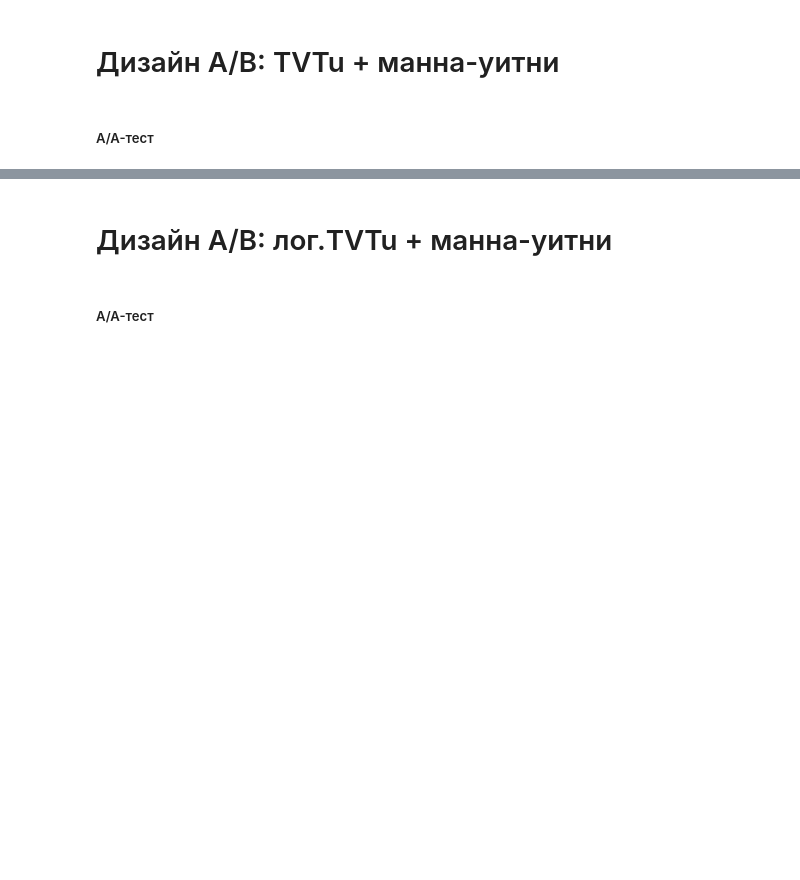
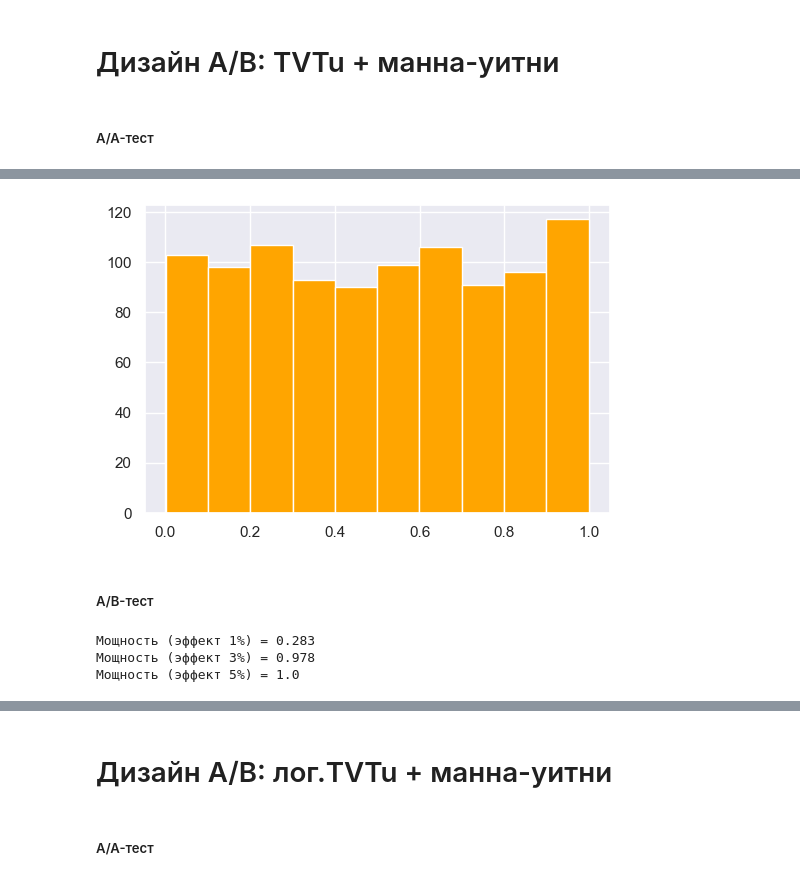
Before and after one commit to Shchetinnikov/AB_testing_course, a Jupyter notebook: homeworks/hw1/hw1.ipynb, the cells around one changed output, grey strips where cells are left out. Saved outputs shown, nothing was run; the diff lists cells and outputs as text; code cells hidden in the pictures; blank space fills up the shorter version.

```diff
--- a/homeworks/hw1/hw1.ipynb
+++ b/homeworks/hw1/hw1.ipynb
@@ -465,0 +736,26 @@ users_total_dur.merge(users, how='inner', on=['user_id'])
+# %%
+# Эффект 5%
+
+power = []
+values = []
+
+for i in tqdm(range(1000)):
+    group_A, group_B = train_test_split(users_total_dur,
+                                        test_size=0.5,
+                                        shuffle=True)
+
+    group_B['total_dur_ln_5_eff'] = np.log2(group_B['total_dur'] * (1 + 0.05))
+
+    #bootstrap 5%
+    sample_a_mean = calc_bootstrap_mean(group_A['total_dur_ln'], size=250)
+    sample_b_mean = calc_bootstrap_mean(group_B['total_dur_ln_5_eff'], size=250)
+    values.append(sample_a_mean - sample_b_mean)
+
+    left_side, right_side = np.percentile(sample_a_mean - sample_b_mean,
+                                          [100 * 0.05 / 2., 100 * (1 - 0.05 / 2.)]) # считаем 95% доверительный интервал для разницы средних
+
+    power.append(not left_side <= 0 <= right_side)
+
+    test_power = collections.Counter(power)
+
+print(f'Мощность: {test_power[1]/(test_power[1] + test_power[0])}')
@@ -469,0 +787,14 @@ users_total_dur.merge(users, how='inner', on=['user_id'])
+# %%
+pvalues = []
+for i in tqdm(range(1000)):
+  group_A, group_B = train_test_split(users_total_dur,
+                                      test_size=0.5,
+                                      shuffle=True)
+  u, p = mannwhitneyu(
+        group_A['total_dur'].values,
+        group_B['total_dur'].values
+    )
+  pvalues.append(p)
+
+pvalues = np.array(pvalues)
+print(f"Корректность = {1 - pvalues[pvalues < 0.05].shape[0] / pvalues.shape[0]:.3f}")
@@ -497,0 +814,37 @@ p_value = 0.09692865364702385 - p_values равномерное распреде
+# %%
+plot_pvalues_hist(pvalues)
+# %% [output]
+[figure, added]
+# %% [markdown]
+##### A/B-тест
+# %%
+pvalues_1_eff = []
+pvalues_3_eff = []
+pvalues_5_eff = []
+
+for i in tqdm(range(1000)):
+  group_A, group_B = train_test_split(users_total_dur,
+                                      test_size=0.5,
+                                      shuffle=True)
+  group_B['total_dur_1_eff'] = group_B['total_dur'] * (1 + 0.01)
+  group_B['total_dur_3_eff'] = group_B['total_dur'] * (1 + 0.03)
+  group_B['total_dur_5_eff'] = group_B['total_dur'] * (1 + 0.05)
+
+  u, p = mannwhitneyu(group_A['total_dur'].values, group_B['total_dur_1_eff'].values)
+  pvalues_1_eff.append(p)
+  u, p = mannwhitneyu(group_A['total_dur'].values, group_B['total_dur_3_eff'].values)
+  pvalues_3_eff.append(p)
+  u, p = mannwhitneyu(group_A['total_dur'].values, group_B['total_dur_5_eff'].values)
+  pvalues_5_eff.append(p)
+
+pvalues_1_eff = np.array(pvalues_1_eff)
+pvalues_3_eff = np.array(pvalues_3_eff)
+pvalues_5_eff = np.array(pvalues_5_eff)
+
+print(f"Мощность (эффект 1%) = {pvalues_1_eff[pvalues_1_eff < 0.05].shape[0] / pvalues_1_eff.shape[0]}")
+print(f"Мощность (эффект 3%) = {pvalues_3_eff[pvalues_3_eff < 0.05].shape[0] / pvalues_3_eff.shape[0]}")
+print(f"Мощность (эффект 5%) = {pvalues_5_eff[pvalues_5_eff < 0.05].shape[0] / pvalues_5_eff.shape[0]}")
+# %% [output]
+Мощность (эффект 1%) = 0.283
+Мощность (эффект 3%) = 0.978
+Мощность (эффект 5%) = 1.0
```
Also changed, not shown: parts of 92 cells of this notebook.
